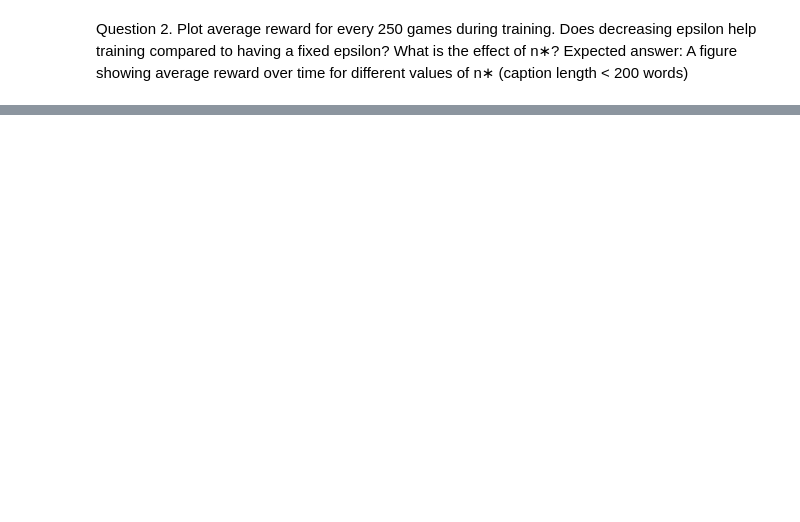
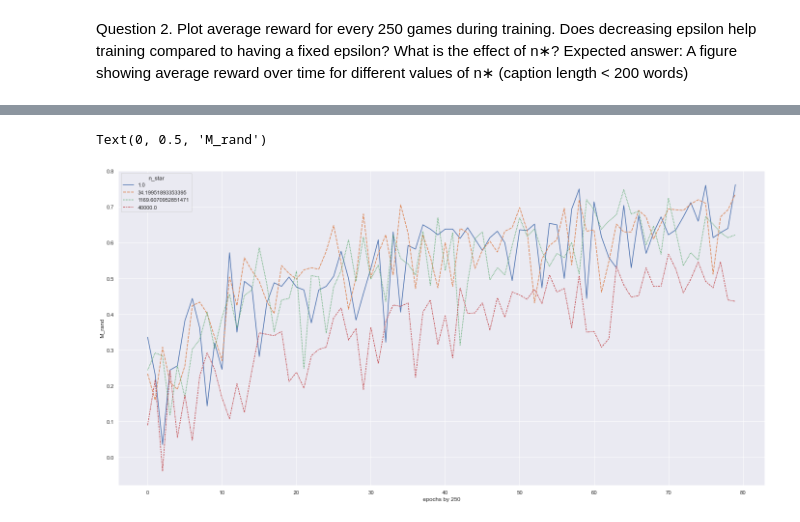
Before and after one commit to jirkalhotka/RL_TicTacToe, a Jupyter notebook: tic_tac_toe_w_res.ipynb, the cells around one changed output, grey strips where cells are left out. Saved outputs shown, nothing was run; the diff lists cells and outputs as text; code cells hidden in the pictures; blank space fills up the shorter version.

```diff
--- a/tic_tac_toe_w_res.ipynb
+++ b/tic_tac_toe_w_res.ipynb
@@ -527,0 +567,14 @@ len(rewards[1.0])
+# %%
+import matplotlib.pyplot as plt
+import seaborn as sns
+import pandas as pd
+
+M_rand_df = pd.DataFrame(M_rand)
+M_rand_df.index.name = 'epochs by 250'
+M_rand_df.transpose().index.name = 'n_star'
+sns.set(rc={'figure.figsize':(24,12)})
+g = sns.lineplot(data=M_rand_df)
+g.set_ylabel('M_rand')
+# %% [output]
+Text(0, 0.5, 'M_rand')
+[figure, added]
```
Also changed, not shown: parts of 15 cells of this notebook, 1 other file.
